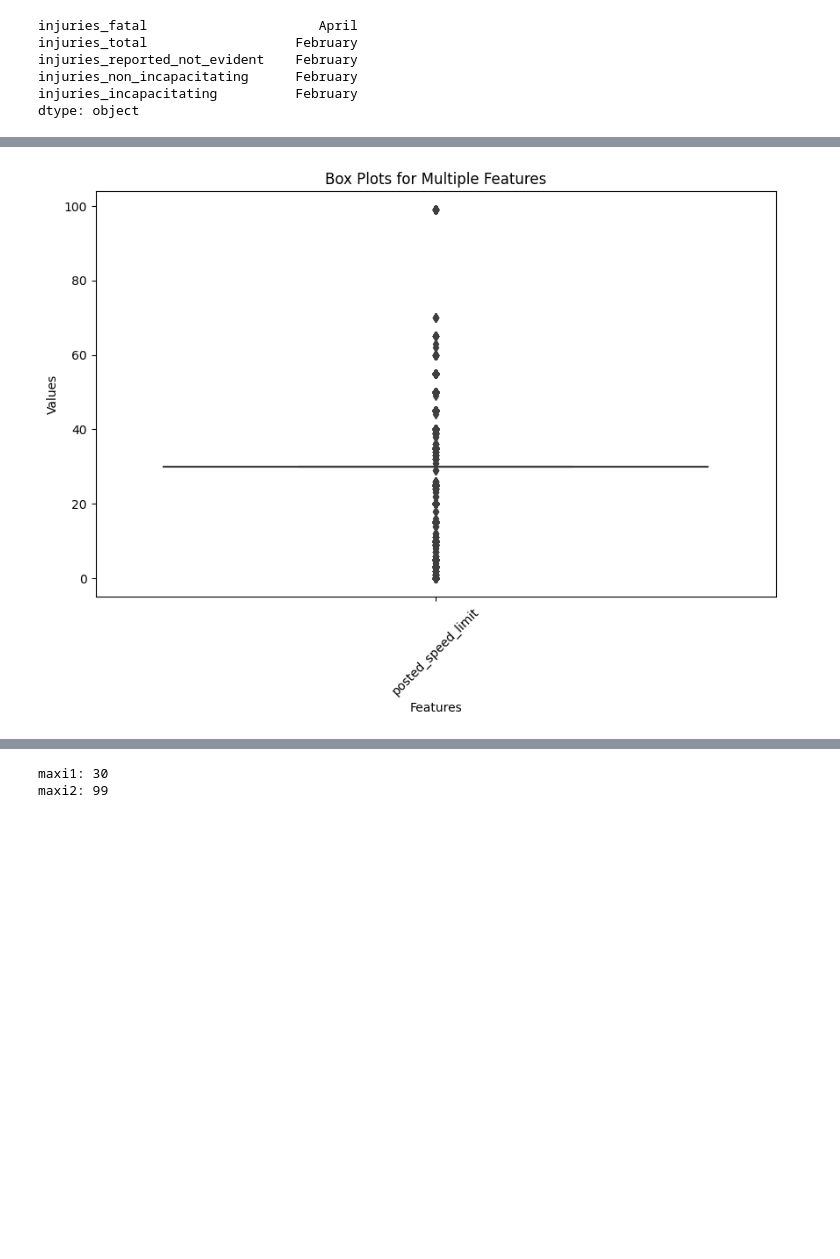
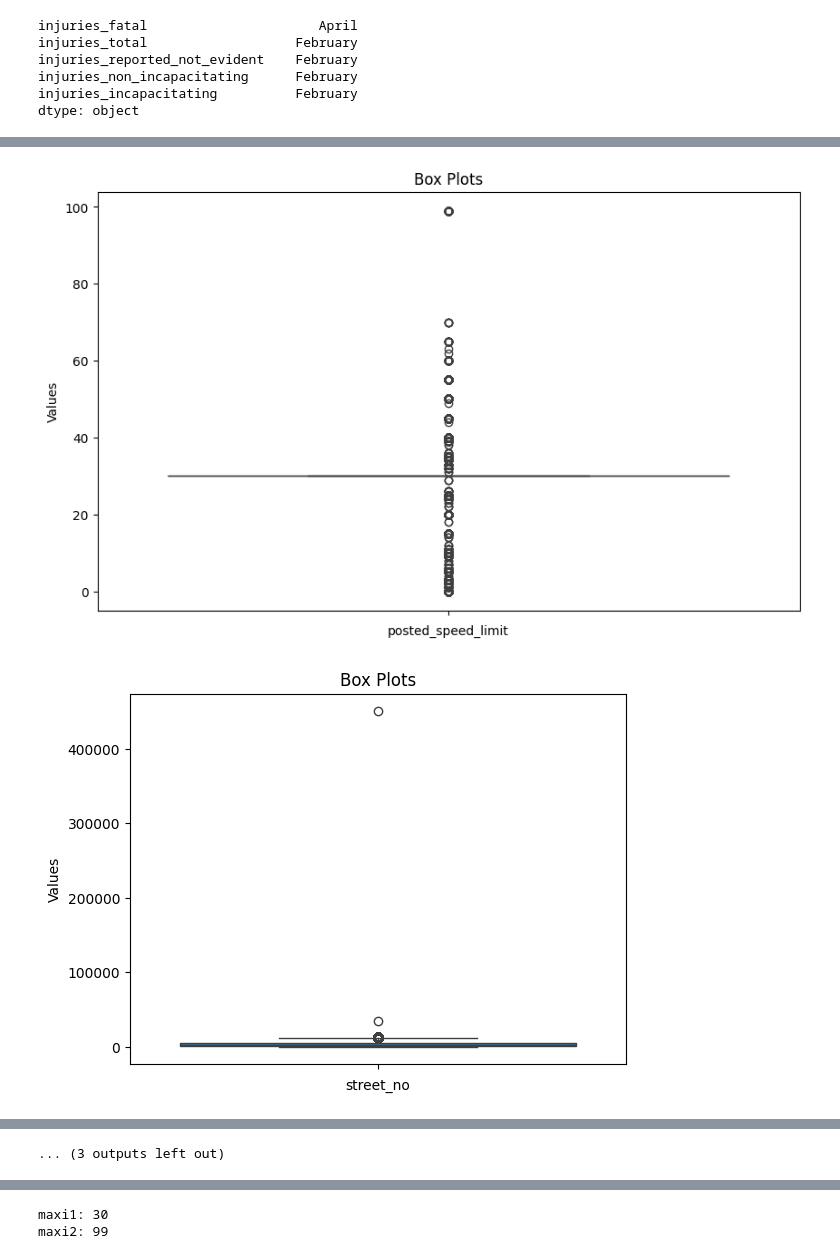
Before and after one commit to prashanthvijayaraja-tmu/CIND-820, a Jupyter notebook: CIND820_EDA.ipynb, the cells around one changed output, grey strips where cells are left out. Cells and saved outputs as stored; diff of their text form; code cells hidden in the pictures; blank space fills up the shorter version.

```diff
--- a/CIND820_EDA.ipynb
+++ b/CIND820_EDA.ipynb
@@ -177,10 +174,9 @@ traffic_crashes_df.loc[traffic_crashes_df.crash_date_est_i.isna()][col_subset]
 735350 rows × 12 columns
 # %%
 #Dropping the NaN colums
-#Dropping the longitude, latitude and location columns since it won't be used
 crashes_df = traffic_crashes_df.drop([
     'crash_date_est_i','lane_cnt','intersection_related_i',
-    'not_right_of_way_i','photos_taken_i',
+    'not_right_of_way_i','hit_and_run_i','photos_taken_i',
     'statements_taken_i','dooring_i','work_zone_i','work_zone_type',
     'workers_present_i', 'latitude','longitude','location'
 ], axis=1)
@@ -206,0 +208,2 @@ memory usage: 212.3+ MB
+# %%
+nullfree_crashes_df = crashes_df.dropna()
@@ -206,0 +267,2 @@ memory usage: 212.3+ MB
+# %%
+nullfree_crashes_df['severity']= (nullfree_crashes_df['injuries_fatal']*4 )+ (nullfree_crashes_df['injuries_incapacitating']*3) + (nullfree_crashes_df['injuries_non_incapacitating']* 2) + (nullfree_crashes_df['injuries_reported_not_evident']* 1) + (nullfree_crashes_df['injuries_no_indication']*1) + (nullfree_crashes_df['injuries_unknown']* 1)
@@ -474,10 +552,14 @@ import seaborn as sns
 # %%
 plt.figure(figsize=(10,6))  # Adjust the figure size if needed
-sns.boxplot(data=crashes_df[['posted_speed_limit']], orient='v')  # Replace with your feature names
-plt.xlabel('Features')
-plt.ylabel('Values')
-plt.title('Box Plots for Multiple Features')
-plt.xticks(rotation=45)  # Rotate x-axis labels for better visibility if needed
-plt.show()
+for i in nullfree_crashes_df.columns:
+    if(nullfree_crashes_df[i].dtype=="object"):
+        continue
+    sns.boxplot(data=nullfree_crashes_df[i], orient='v')  # Replace with your feature names
+    plt.xlabel(i)
+    plt.ylabel('Values')
+    plt.title('Box Plots')
+    plt.xticks(rotation=45)  # Rotate x-axis labels for better visibility if needed
+    plt.show()
 # %% [output]
-[figure, old version]
+[figure, new version]
+[figure, added]
@@ -484 +576,2 @@ plt.show()
+... (3 outputs left out)
 # %%
```
Also changed, not shown: parts of 46 cells of this notebook.
